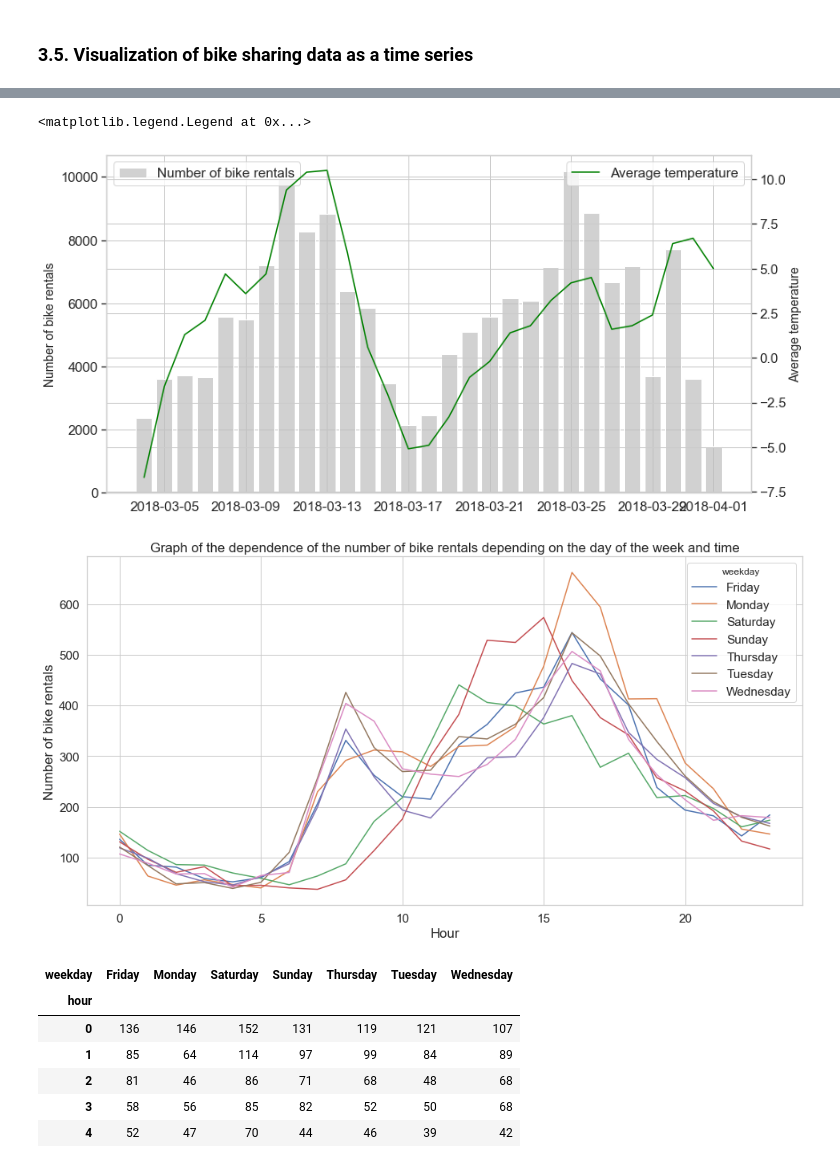
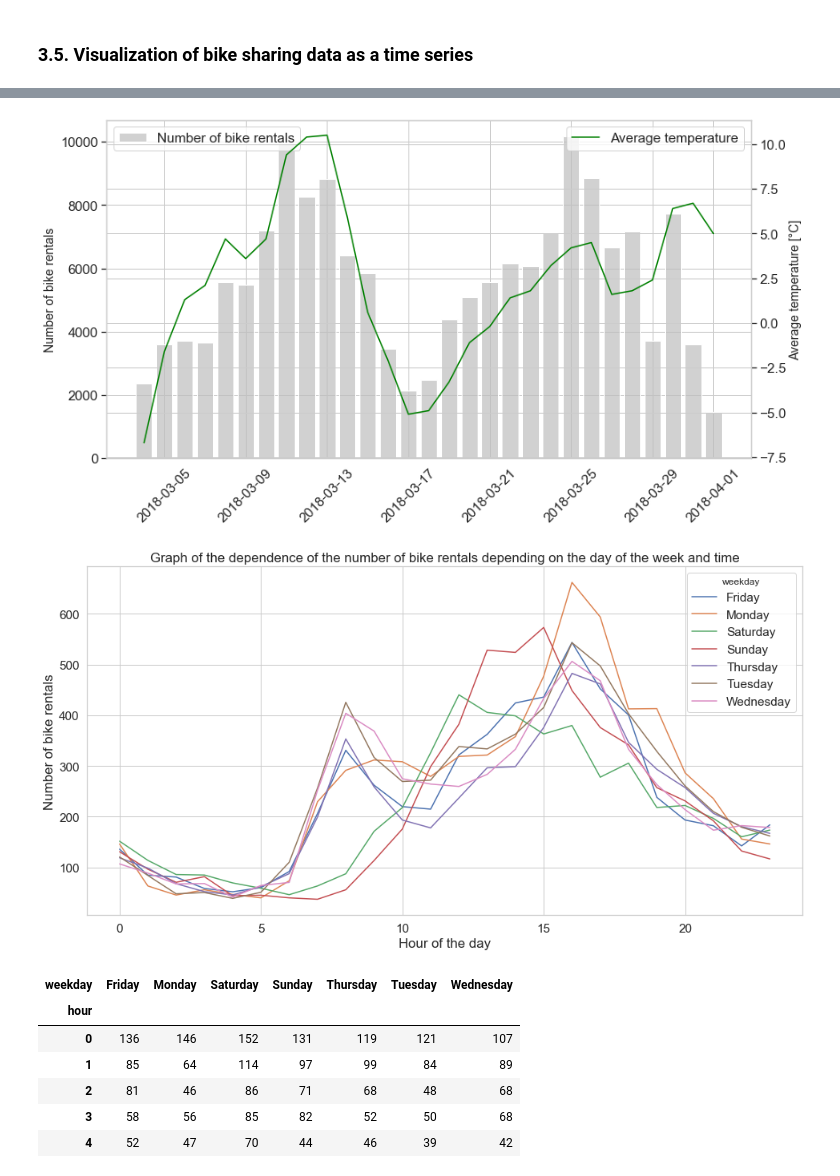
Before and after one commit to piekarsky/Exploratory-Data-Analysis-of-Bike-Sharing-Systems-in-Warsaw, a Jupyter notebook: analysis-and-visualization-for-bike-sharing-systems.ipynb, the cells around one changed output, grey strips where cells are left out. Drawn from its saved outputs; the diff is of its cells as text; code cells hidden in the pictures.

Commit message:
Update graphs

```diff
--- a/analysis-and-visualization-for-bike-sharing-systems.ipynb
+++ b/analysis-and-visualization-for-bike-sharing-systems.ipynb
@@ -637,15 +675,16 @@ rent_temp_df = rent_temp_df.rename(columns={0: "bikes_rental"})
 # %%
 fig, ax = plt.subplots(figsize=(13,7))
 ax2 = ax.twinx()
 ax.bar(rent_temp_df["date_"], rent_temp_df["bikes_rental"], color=(190/255,190/255,190/255,0.7), label='Number of bike rentals')
 ax2.plot(rent_temp_df["date_"], rent_temp_df["temperature"], color='green', label='Average temperature')
 ax.set_ylabel("Number of bike rentals", fontsize='14')
-ax2.set_ylabel("Average temperature", fontsize='14')
+ax2.set_ylabel("Average temperature [°C]", fontsize='14')
+ax.tick_params(axis='x', rotation=45)
 ax.legend(loc='upper left')
 ax2.legend(loc='upper right')
+plt.show()
 # %% [output]
-<matplotlib.legend.Legend at 0x...>
-[figure, old version]
+[figure, new version]
 # %%
 warsaw_bikes_rent = warsaw_bikes_rent.rename(columns={"_date": "hour"})
 # %%
@@ -661,10 +700,10 @@ hourly_weekday_rent = rent_hourly_df.pivot_table(index=rent_hourly_df['hour'].dt
                      columns='weekday',
                      values='bikes_rental',
                      aggfunc='mean')
-hourly_weekday_rent.plot(figsize=(16,8)).set(title = "Graph of the dependence of the number of bike rentals depending on the day of the week and time", ylabel = 'Number of bike rentals', xlabel = 'Hour of day')
+hourly_weekday_rent.plot(figsize=(16,8)).set(title = "Graph of the dependence of the number of bike rentals depending on the day of the week and time", ylabel = 'Number of bike rentals', xlabel = 'Hour of the day')
 plt.show()
 # %% [output]
-[figure, old version]
+[figure, new version]
 # %%
 # table with average bike rentals for individual days of the week and hours
 hourly_weekday_rent.style.background_gradient(cmap='coolwarm', axis=None)
```
Also changed, not shown: parts of 11 cells of this notebook.
